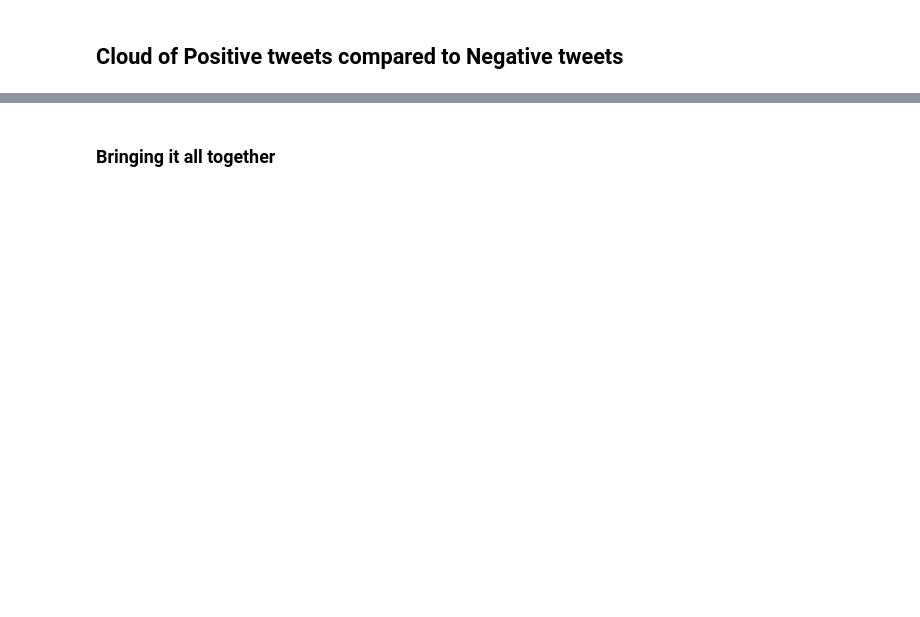
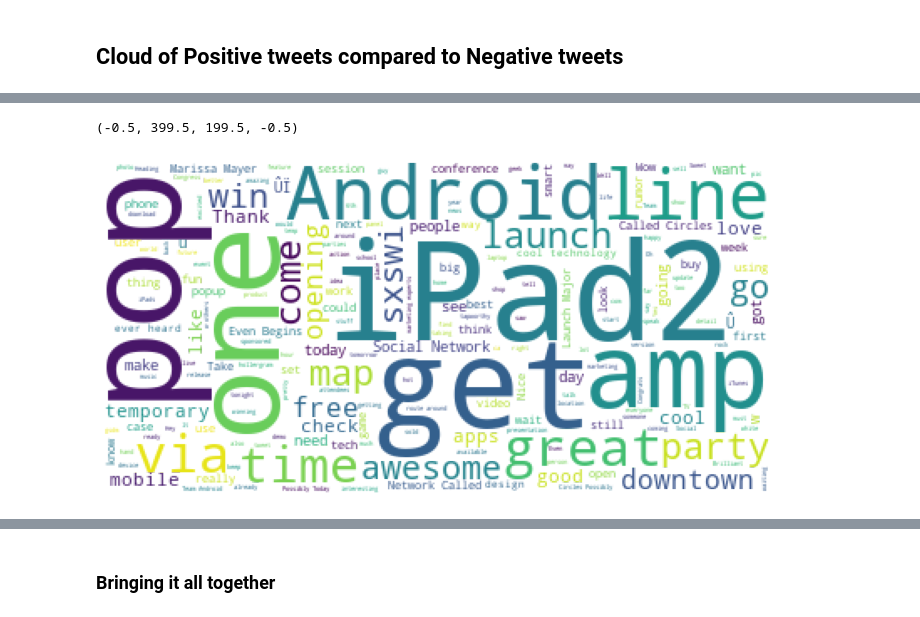
Before and after one commit to RMcAr/dsc-phase-4-project, a Jupyter notebook: 2. EDA.ipynb, the cells around one changed output, grey strips where cells are left out. Saved outputs shown, nothing was run; the diff lists cells and outputs as text; code cells hidden in the pictures; blank space fills up the shorter version.

```diff
--- a/2. EDA.ipynb
+++ b/2. EDA.ipynb
@@ -348,0 +351,20 @@ plt.axis('off')
+# %%
+# addressing overlap between the two wordclouds.
+
+stops += ['Apple', 'Google', 'iPhone', 'iPad', 'app', 'new', 'store']
+# %%
+full_list = df_pos_sentiment['text'].to_list()
+
+raw_bag = ','.join(map(str, full_list))
+
+raw_tokens = word_tokenize(raw_bag)
+
+wordcloud = WordCloud(stopwords = stops, collocations = True, background_color="rgba(255, 255, 255, 0)", mode="RGBA")
+wordcloud.generate(','.join(raw_tokens))
+
+plt.figure(figsize = (12, 12), facecolor = None)
+plt.imshow(wordcloud)
+plt.axis('off')
+# %% [output]
+(-0.5, 399.5, 199.5, -0.5)
+[figure, added]
```
Also changed, not shown: parts of 8 cells of this notebook, 8 other files.
